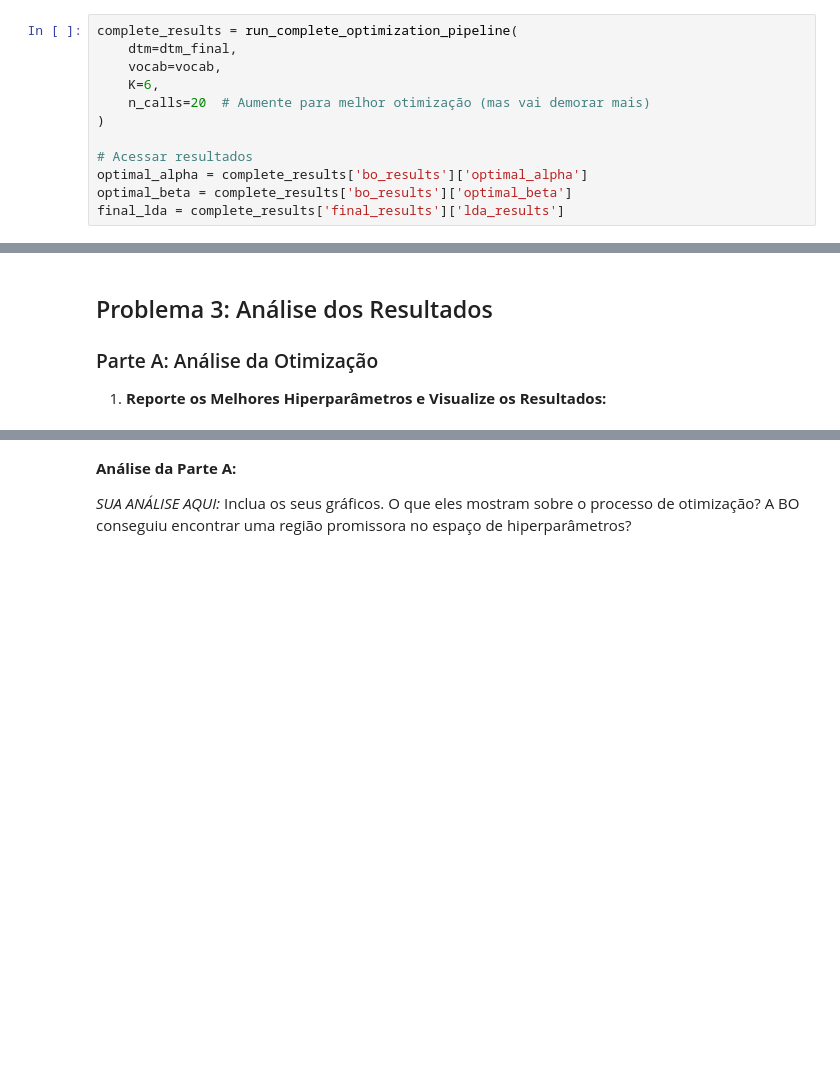
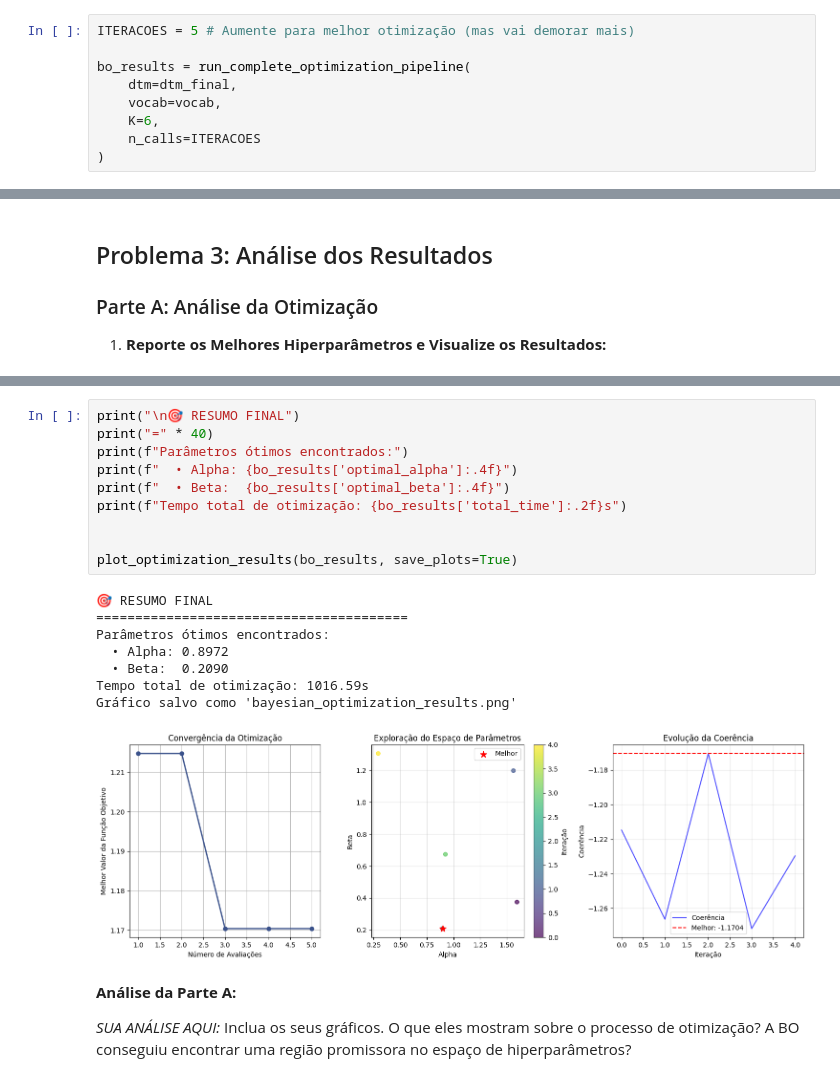
Before and after one commit to silvio-estat/MCIMD-PPCA, a Jupyter notebook: tarefa/6/Lista 6 - BO para LDA - Template.ipynb, the cells around one changed output, grey strips where cells are left out. Drawn from its saved outputs; the diff is of its cells as text; blank space fills up the shorter version.

Commit message:
[feat] Problema 2: Desacoplamento da Otimização Bayesiana de Hiperparâmetros para LDA

```diff
--- a/tarefa/6/Lista 6 - BO para LDA - Template.ipynb
+++ b/tarefa/6/Lista 6 - BO para LDA - Template.ipynb
@@ -866,15 +780,12 @@ def run_complete_optimization_pipeline(dtm, vocab, K=6, n_calls=15):
 # %%
-complete_results = run_complete_optimization_pipeline(
+ITERACOES = 5 # Aumente para melhor otimização (mas vai demorar mais)
+
+bo_results = run_complete_optimization_pipeline(
     dtm=dtm_final,
     vocab=vocab,
     K=6,
-    n_calls=20  # Aumente para melhor otimização (mas vai demorar mais)
+    n_calls=ITERACOES
 )
-
-# Acessar resultados
-optimal_alpha = complete_results['bo_results']['optimal_alpha']
-optimal_beta = complete_results['bo_results']['optimal_beta']
-final_lda = complete_results['final_results']['lda_results']
 # %% [output]
 🚀 Iniciando Pipeline Completo de Otimização LDA
 ============================================================
@@ -920,3 +873,22 @@ Tempo total de otimização: 4310.44s
+# %%
+print("\n🎯 RESUMO FINAL")
+print("=" * 40)
+print(f"Parâmetros ótimos encontrados:")
+print(f"  • Alpha: {bo_results['optimal_alpha']:.4f}")
+print(f"  • Beta:  {bo_results['optimal_beta']:.4f}")
+print(f"Tempo total de otimização: {bo_results['total_time']:.2f}s")
+
+
+plot_optimization_results(bo_results, save_plots=True)
+# %% [output]
+🎯 RESUMO FINAL
+========================================
+Parâmetros ótimos encontrados:
+  • Alpha: 0.8972
+  • Beta:  0.2090
+Tempo total de otimização: 1016.59s
+Gráfico salvo como 'bayesian_optimization_results.png'
+[figure, added]
 # %% [markdown]
 **Análise da Parte A:**
 
```
Also changed, not shown: parts of 5 cells of this notebook, 1 other file.
